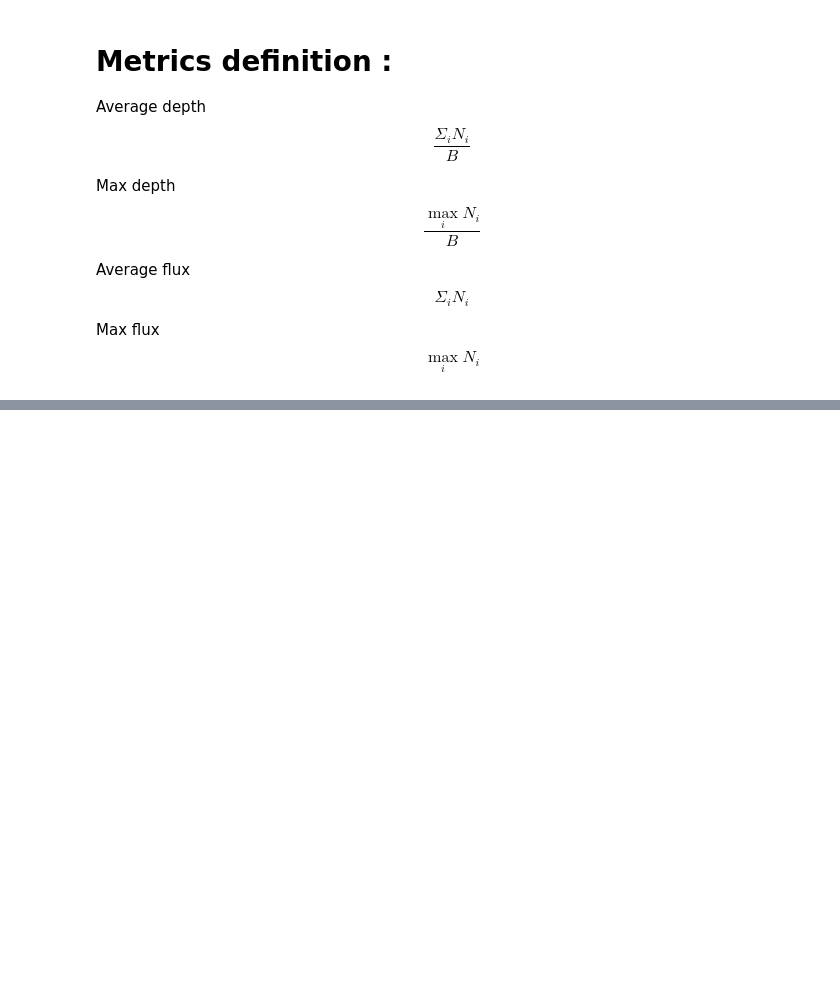
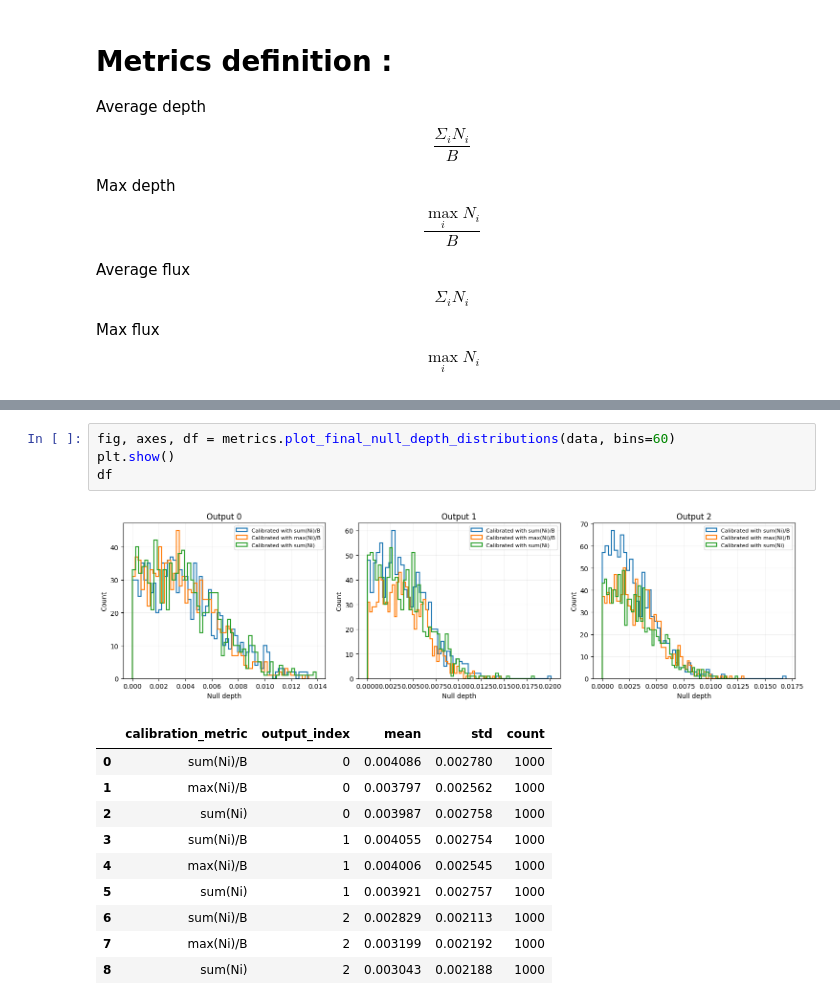
Before and after one commit to VForiel/PhD-Theory, a Jupyter notebook: src/analysis/hooke_jeeves/analysis.ipynb, the cells around one changed output, grey strips where cells are left out. Cells and saved outputs as stored; diff of their text form; blank space fills up the shorter version.

```diff
--- a/src/analysis/hooke_jeeves/analysis.ipynb
+++ b/src/analysis/hooke_jeeves/analysis.ipynb
@@ -73,0 +66,16 @@ BrokenProcessPool: A process in the process pool was terminated abruptly while t
+# %%
+fig, axes, df = metrics.plot_final_null_depth_distributions(data, bins=60)
+plt.show()
+df
+# %% [output]
+[figure, added]
+|  | calibration_metric | output_index | mean | std | count |
+| 0 | sum(Ni)/B | 0 | 0.004086 | 0.002780 | 1000 |
+| 1 | max(Ni)/B | 0 | 0.003797 | 0.002562 | 1000 |
+| 2 | sum(Ni) | 0 | 0.003987 | 0.002758 | 1000 |
+| 3 | sum(Ni)/B | 1 | 0.004055 | 0.002754 | 1000 |
+| 4 | max(Ni)/B | 1 | 0.004006 | 0.002545 | 1000 |
+| 5 | sum(Ni) | 1 | 0.003921 | 0.002757 | 1000 |
+| 6 | sum(Ni)/B | 2 | 0.002829 | 0.002113 | 1000 |
+| 7 | max(Ni)/B | 2 | 0.003199 | 0.002192 | 1000 |
+| 8 | sum(Ni) | 2 | 0.003043 | 0.002188 | 1000 |
```
Also changed, not shown: parts of 3 cells of this notebook, 3 other files.
